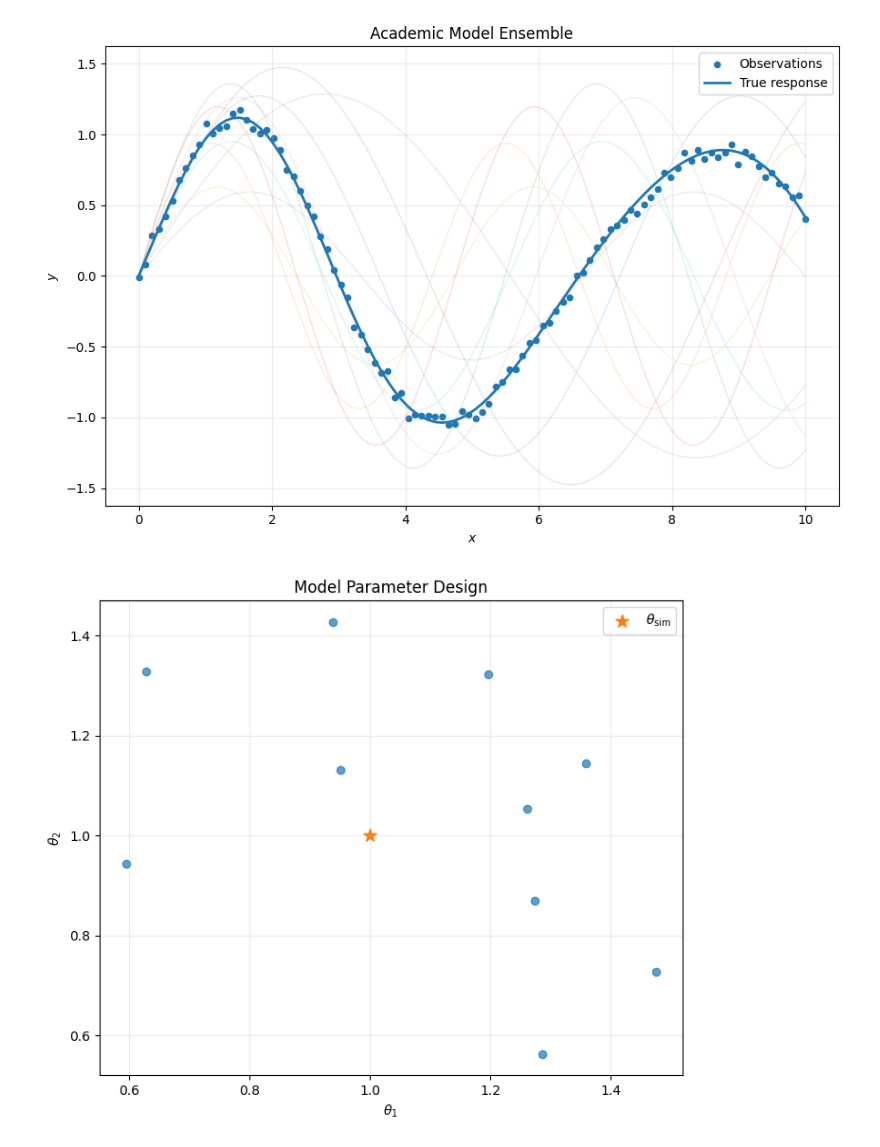
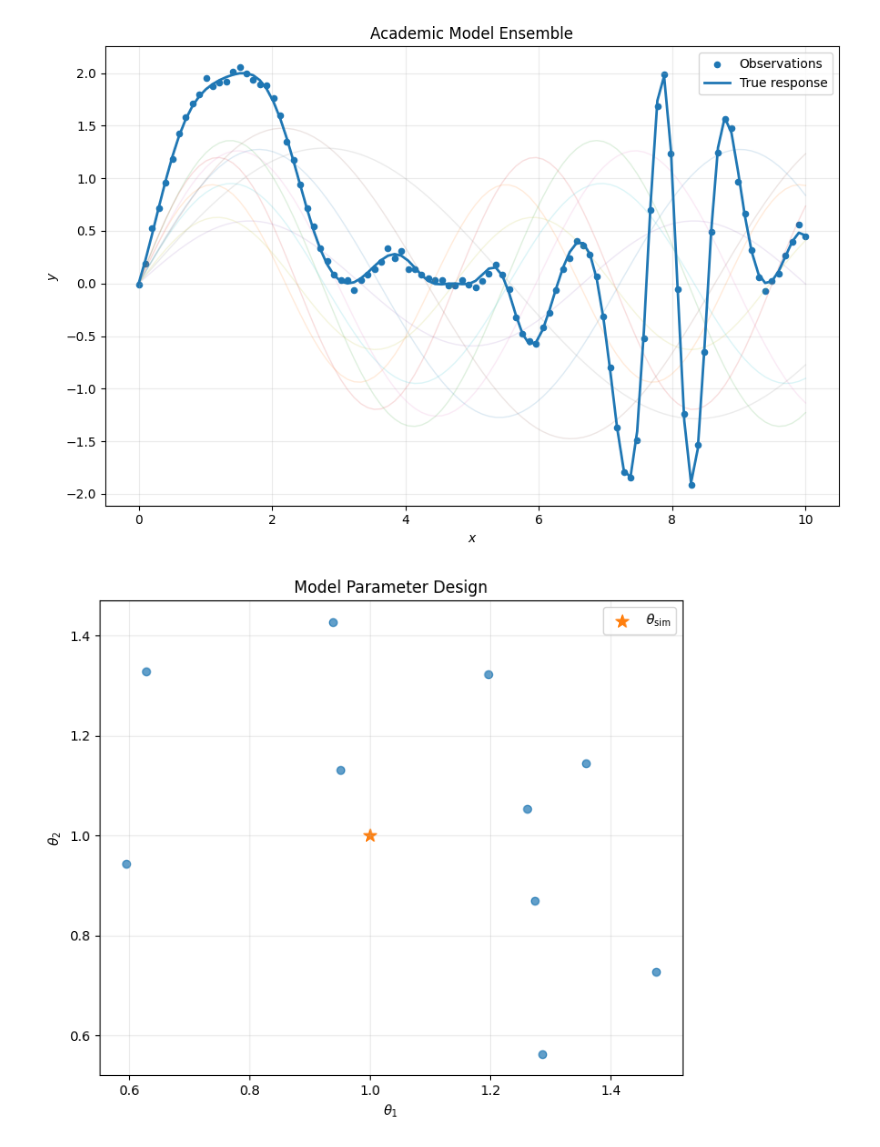
Before and after one commit to MUEXLY/integratedDelta_calibration, a Jupyter notebook: toyProblem.ipynb, the cells around one changed output. Drawn from its saved outputs; the diff is of its cells as text; code cells hidden in the pictures.

```diff
--- a/toyProblem.ipynb
+++ b/toyProblem.ipynb
@@ -88,13 +88,16 @@ theta_sim = np.array([
 # This is the ONLY source of systematic discrepancy.
 # ============================================================
 
-kappa_1_true = (
-    0.15 * np.sin(2.0 * np.pi * x / 10.0)
-)
+# kappa_1_true = (
+#     0.15 * np.sin(2.0 * np.pi * x / 10.0)
+# )
 
-kappa_2_true = (
-    0.10 * np.cos(np.pi * x / 10.0)
-)
+# kappa_2_true = (
+#     0.10 * np.cos(np.pi * x / 10.0)
+# )
+
+kappa_1_true = (np.sin(x))
+kappa_2_true = (np.cos(x))
 
 
 # ============================================================
@@ -289,34 +292,34 @@ plt.show()
 # Verify output
 # ============================================================
 
 print("\nGenerated files:")
 
 print("\nmodelData/")
 print("  appDomain.txt")
 print("  modelPredictions.txt")
 print("  thetaVals.txt")
 
 print("\nobservationData/")
 print("  appDomain.txt")
 print("  observationData.txt")
 
 print("\nModel ensemble:")
 print(f"  Number of model runs: {n_model_runs}")
 print(f"  Points per model run: {len(x)}")
 print(f"  Total model points:   {len(model_predictions)}")
 
 print("\nFile shapes:")
 print(f"  model x:       {model_x.shape}")
 print(f"  model y:       {model_predictions.shape}")
 print(f"  theta values:  {model_theta.shape}")
 print(f"  observed x:    {x.shape}")
 print(f"  observed y:    {observation_data.shape}")
 
 print("\nTrue nominal parameters:")
 print(f"  theta_1 = {theta_sim[0]:.4f}")
 print(f"  theta_2 = {theta_sim[1]:.4f}")
 # %% [output]
-[figure, old version]
+[figure, new version]
 [figure]
 Generated files:
 
```
Also changed, not shown: 8 other files.
